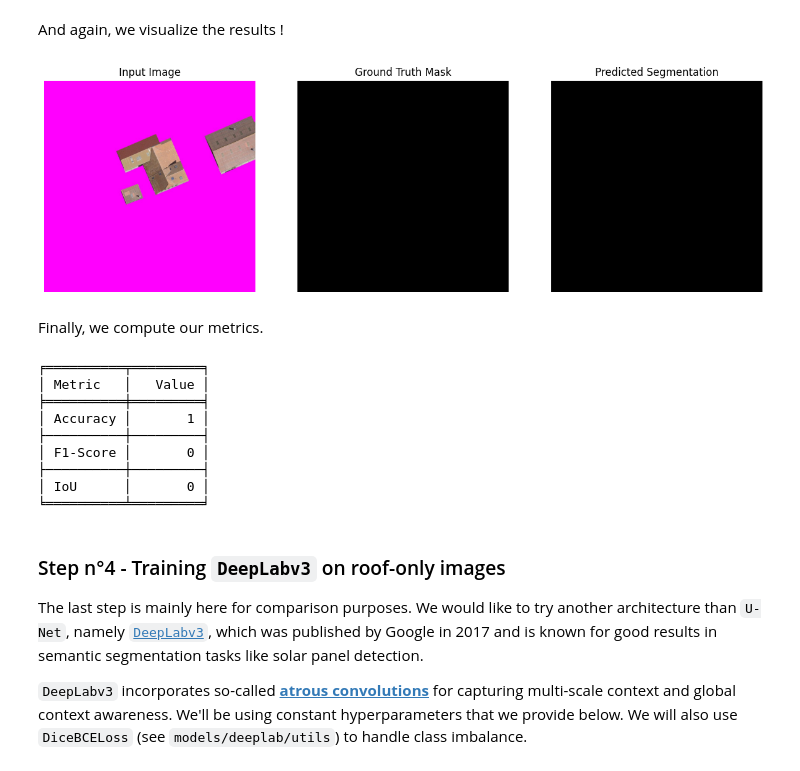
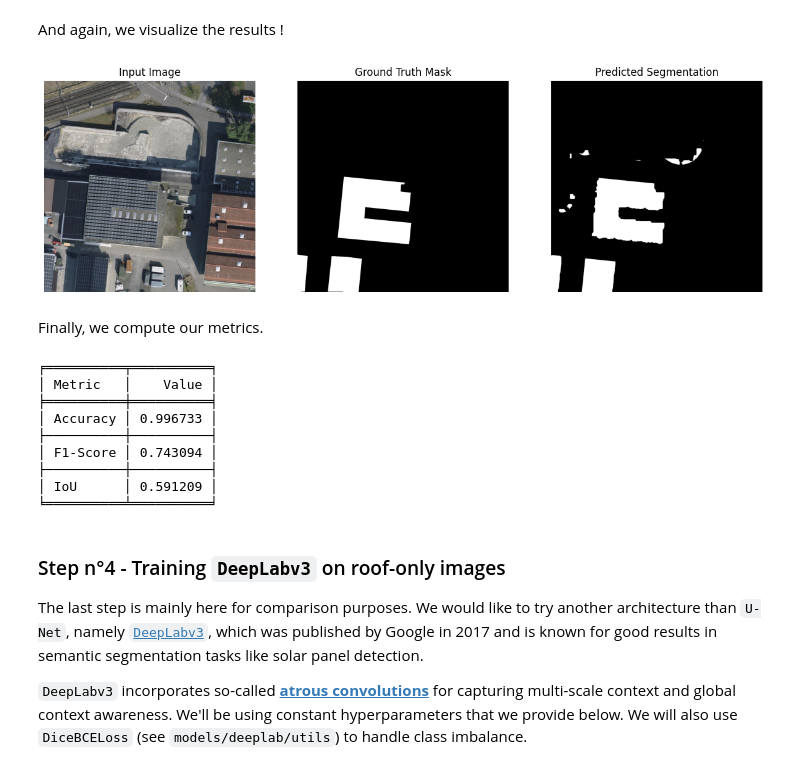
Before and after one commit to jeanprbt/swiss-solar-panel-segmentation, a Jupyter notebook: notebooks/results.ipynb, the cells around one changed output. Saved outputs shown, nothing was run; the diff lists cells and outputs as text; code cells hidden in the pictures.

```diff
--- a/notebooks/results.ipynb
+++ b/notebooks/results.ipynb
@@ -73,7 +76,7 @@ val_test_transform = ToTensorV2()
 batch_size = 2
 
 images_train_loader, images_val_loader, images_test_loader = get_loaders(
-    image_names=image_names[:100],
+    image_names=image_names,
     images_dir=images_dir,
     labels_dir=labels_dir,
     batch_size=batch_size,
@@ -81,7 +84,7 @@ images_train_loader, images_val_loader, images_test_loader = get_loaders(
     val_test_transform=val_test_transform
 )
 roof_images_train_loader, roof_images_val_loader, roof_images_test_loader = get_loaders(
-    image_names=image_names[:100],
+    image_names=image_names,
     images_dir=roof_images_dir,
     labels_dir=labels_dir,
     batch_size=batch_size,
@@ -184,5 +174,5 @@ Now, let's visualize some of the results. We will always use the same image thro
 # %%
-test_idx = 0
+test_idx = 35
 # %%
 real_image, ground_truth, prediction = predict(
     model=step_1_model,
@@ -401,23 +395,27 @@ And again, we visualize the results !
 # %%
 real_image, ground_truth, prediction = predict(
     model=step_3_model,
-    test_loader=roof_images_test_loader,
+    test_loader=images_test_loader,
     idx=test_idx,
     threshold=step_3_threshold,
     device=device,
+    post_process=True,
+    roof_masks_dir=roof_masks_dir
 )
 plot_prediction(real_image, ground_truth, prediction)
 # %% [output]
-[figure, old version]
+[figure, new version]
 # %% [markdown]
 Finally, we compute our metrics.
 # %%
 step_3_accuracy, step_3_f1, step_3_iou = (
     evaluate(
         model=step_3_model,
-        test_loader=roof_images_test_loader,
+        test_loader=images_test_loader,
         threshold=step_3_threshold,
-        device=device
+        device=device,
+        post_process=True,
+        roof_masks_dir=roof_masks_dir
     )
 )
 table_data = [["Accuracy", step_3_accuracy],
@@ -425,15 +423,15 @@ table_data = [["Accuracy", step_3_accuracy],
               ["IoU", step_3_iou]]
 print(tabulate(table_data, headers=["Metric", "Value"], tablefmt="fancy_grid"))
 # %% [output]
-╒══════════╤═════════╕
-│ Metric   │   Value │
-╞══════════╪═════════╡
-│ Accuracy │       1 │
-├──────────┼─────────┤
-│ F1-Score │       0 │
-├──────────┼─────────┤
-│ IoU      │       0 │
-╘══════════╧═════════╛
+╒══════════╤══════════╕
+│ Metric   │    Value │
+╞══════════╪══════════╡
+│ Accuracy │ 0.996733 │
+├──────────┼──────────┤
+│ F1-Score │ 0.743094 │
+├──────────┼──────────┤
+│ IoU      │ 0.591209 │
+╘══════════╧══════════╛
 # %% [markdown]
 ### Step n°4 - Training `DeepLabv3` on roof-only images
 
```
Also changed, not shown: parts of 25 cells of this notebook, 4 other files.
